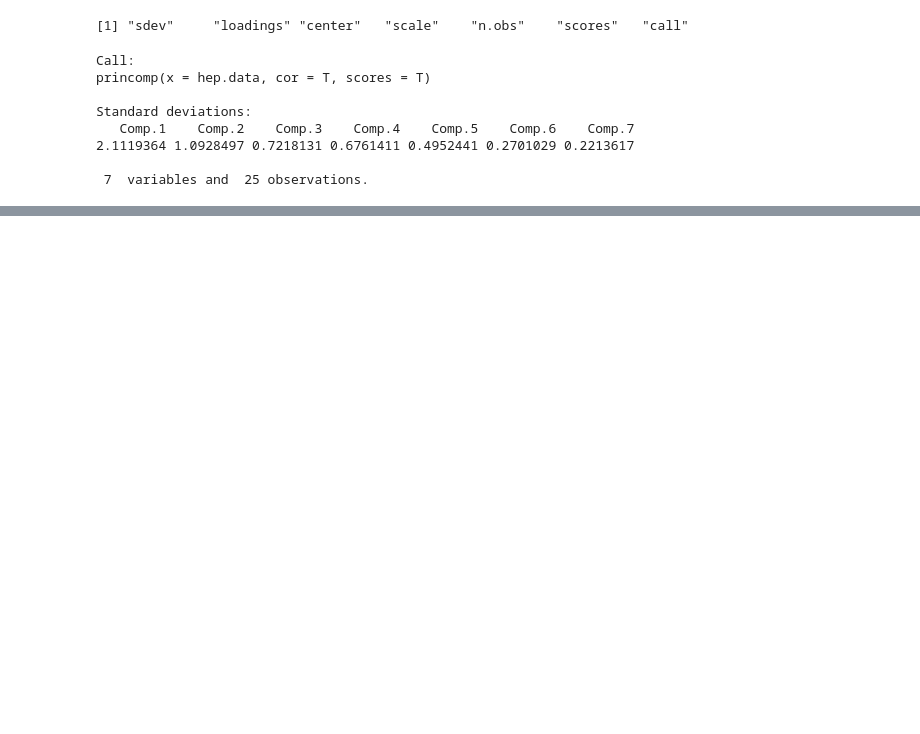
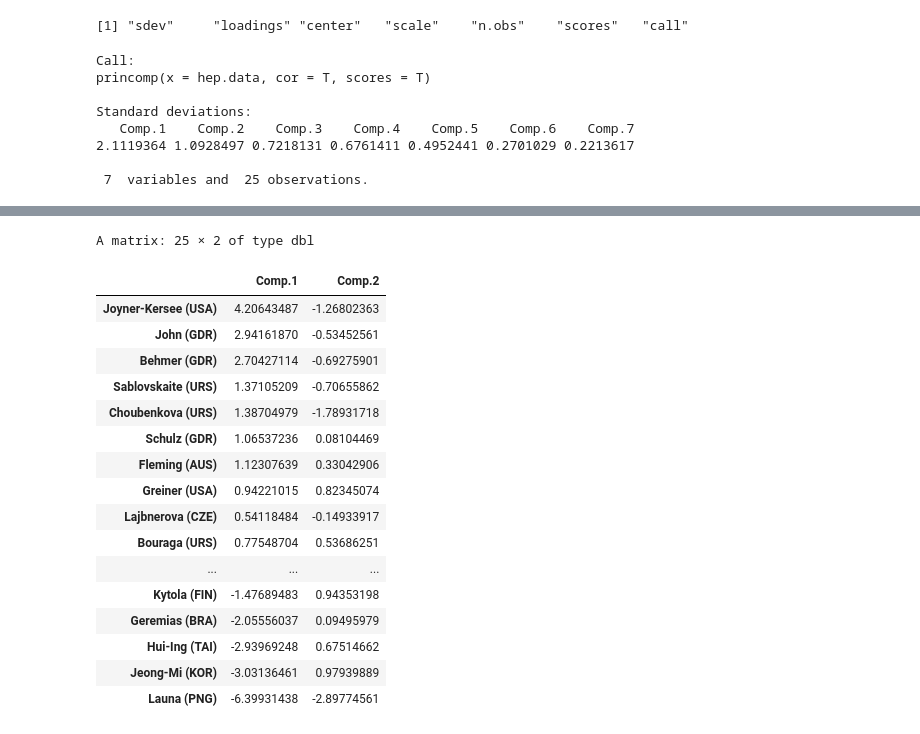
Before and after one commit to kukaro/KNOU-MULTIVARIATE-ANALYSIS, a Jupyter notebook: b2/51p-PCA.ipynb, the cells around one changed output, grey strips where cells are left out. Cells and saved outputs as stored; diff of their text form; code cells hidden in the pictures; blank space fills up the shorter version.

```diff
--- a/b2/51p-PCA.ipynb
+++ b/b2/51p-PCA.ipynb
@@ -85,0 +119,21 @@ Standard deviations:
+# %%
+heptathlon.pca$scores[,1:2]
+# %% [output]
+A matrix: 25 × 2 of type dbl
+|  | Comp.1 | Comp.2 |
+| Joyner-Kersee (USA) | 4.20643487 | -1.26802363 |
+| John (GDR) | 2.94161870 | -0.53452561 |
+| Behmer (GDR) | 2.70427114 | -0.69275901 |
+| Sablovskaite (URS) | 1.37105209 | -0.70655862 |
+| Choubenkova (URS) | 1.38704979 | -1.78931718 |
+| Schulz (GDR) | 1.06537236 | 0.08104469 |
+| Fleming (AUS) | 1.12307639 | 0.33042906 |
+| Greiner (USA) | 0.94221015 | 0.82345074 |
+| Lajbnerova (CZE) | 0.54118484 | -0.14933917 |
+| Bouraga (URS) | 0.77548704 | 0.53686251 |
+| ... | ... | ... |
+| Kytola (FIN) | -1.47689483 | 0.94353198 |
+| Geremias (BRA) | -2.05556037 | 0.09495979 |
+| Hui-Ing (TAI) | -2.93969248 | 0.67514662 |
+| Jeong-Mi (KOR) | -3.03136461 | 0.97939889 |
+| Launa (PNG) | -6.39931438 | -2.89774561 |
```
Also changed, not shown: parts of 7 cells of this notebook.
